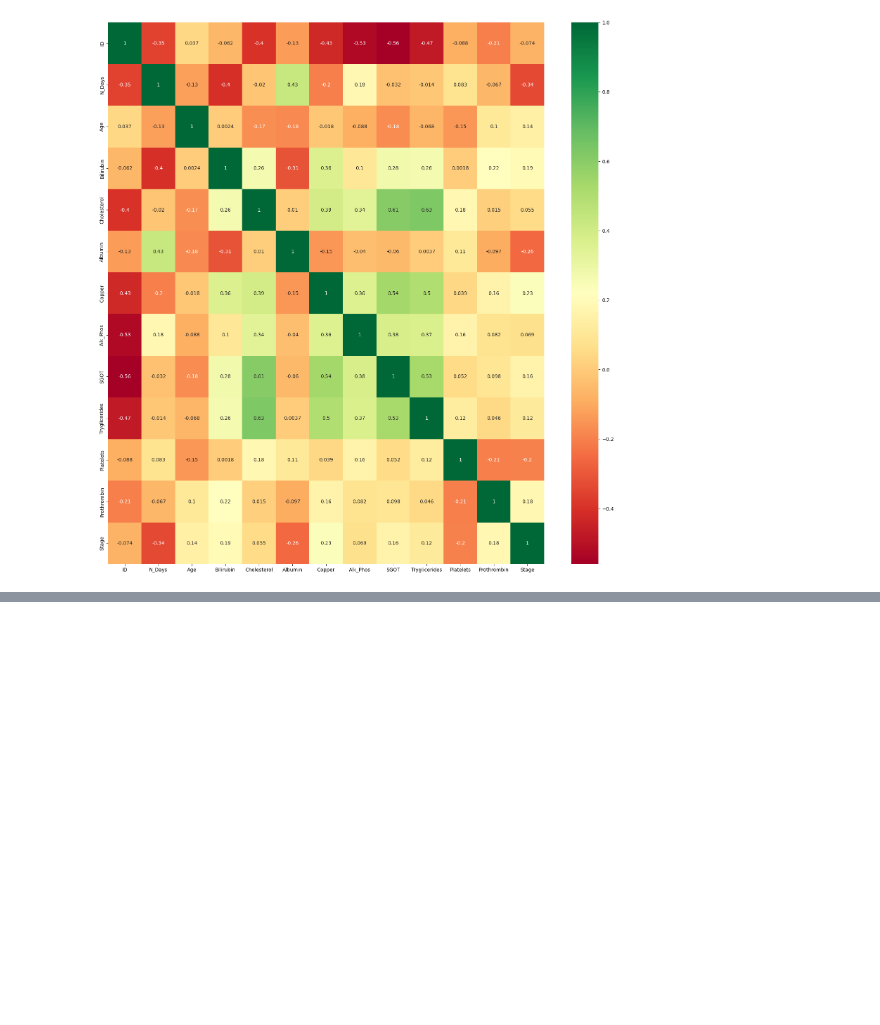
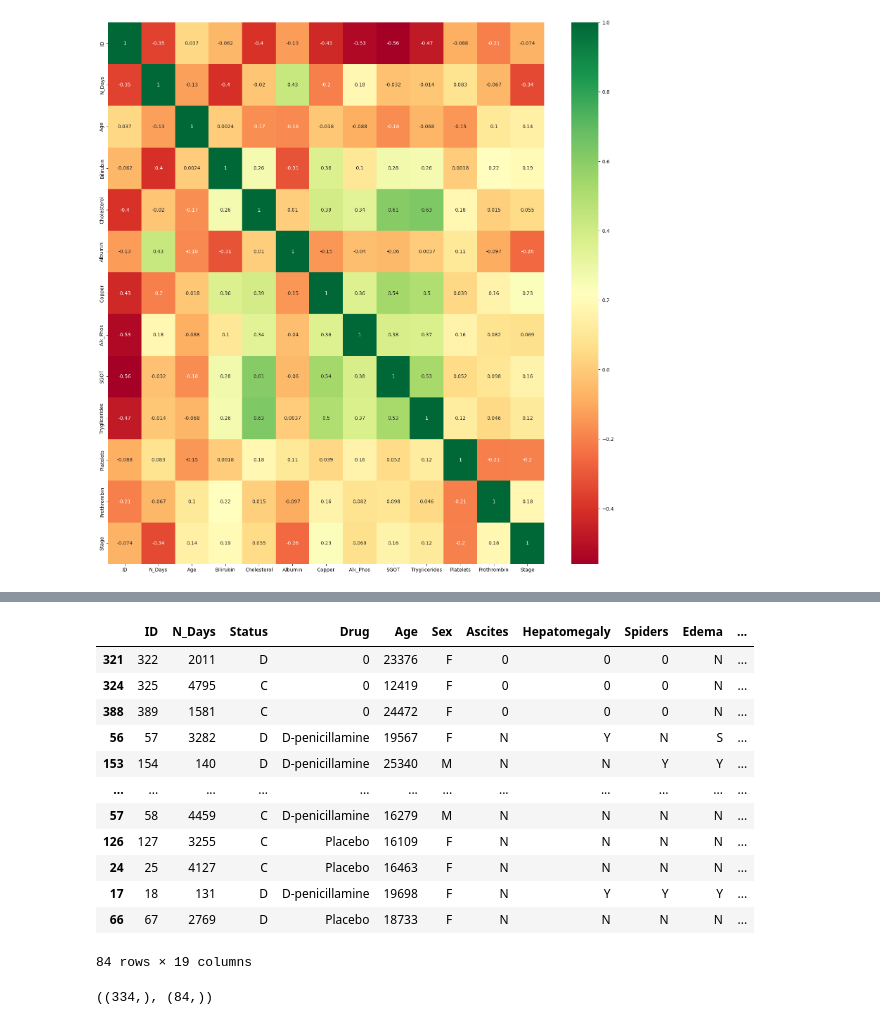
Before and after one commit to HafizhZikri00/UAS_DATA-MINING_HAFIZH-ZIKRI_CIRHOSSIS-DATA, a Jupyter notebook: Cirhossis_model.ipynb, the cells around one changed output, grey strips where cells are left out. Saved outputs shown, nothing was run; the diff lists cells and outputs as text; code cells hidden in the pictures; blank space fills up the shorter version.

```diff
--- a/Cirhossis_model.ipynb
+++ b/Cirhossis_model.ipynb
@@ -87,0 +193,20 @@ data.describe()
+# %%
+X_test
+# %% [output]
+|  | ID | N_Days | Status | Drug | Age | Sex | Ascites | Hepatomegaly | Spiders | Edema | ... |
+| 321 | 322 | 2011 | D | 0 | 23376 | F | 0 | 0 | 0 | N | ... |
+| 324 | 325 | 4795 | C | 0 | 12419 | F | 0 | 0 | 0 | N | ... |
+| 388 | 389 | 1581 | C | 0 | 24472 | F | 0 | 0 | 0 | N | ... |
+| 56 | 57 | 3282 | D | D-penicillamine | 19567 | F | N | Y | N | S | ... |
+| 153 | 154 | 140 | D | D-penicillamine | 25340 | M | N | N | Y | Y | ... |
+| ... | ... | ... | ... | ... | ... | ... | ... | ... | ... | ... | ... |
+| 57 | 58 | 4459 | C | D-penicillamine | 16279 | M | N | N | N | N | ... |
+| 126 | 127 | 3255 | C | Placebo | 16109 | F | N | N | N | N | ... |
+| 24 | 25 | 4127 | C | Placebo | 16463 | F | N | N | N | N | ... |
+| 17 | 18 | 131 | D | D-penicillamine | 19698 | F | N | Y | Y | Y | ... |
+| 66 | 67 | 2769 | D | Placebo | 18733 | F | N | N | N | N | ... |
+84 rows × 19 columns
+# %%
+y_train.shape, y_test.shape
+# %% [output]
+((334,), (84,))
```
Also changed, not shown: parts of 18 cells of this notebook, 1 other file.
